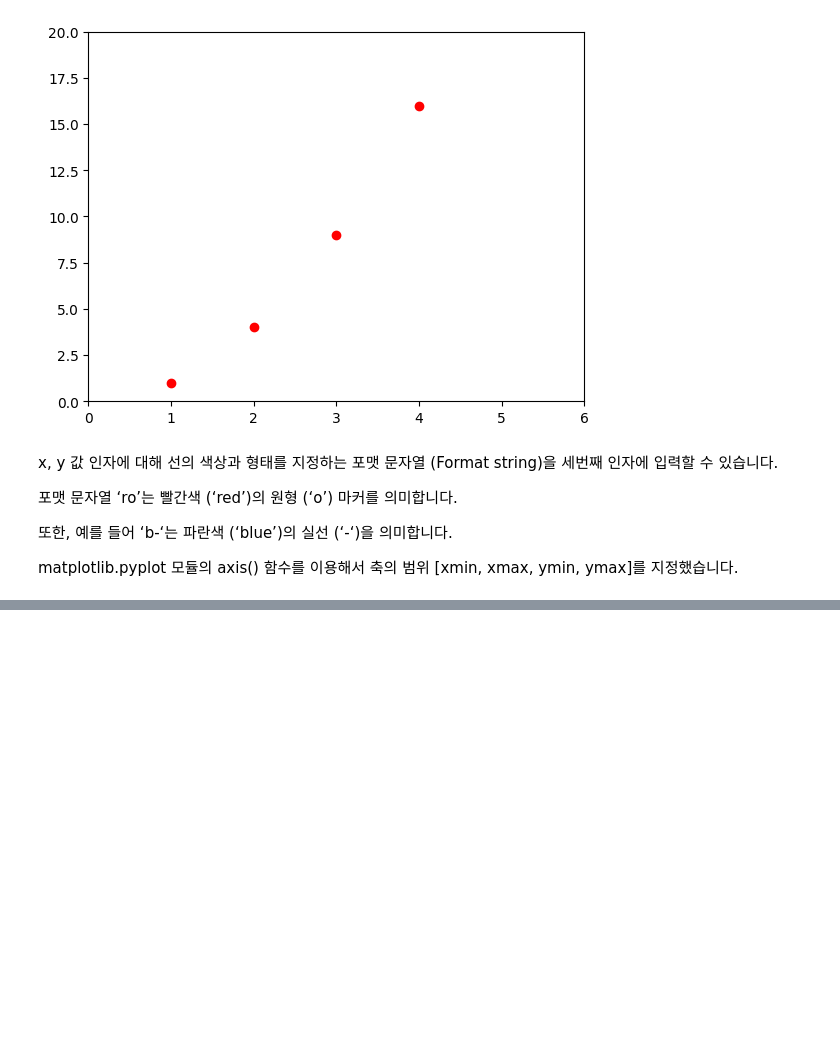
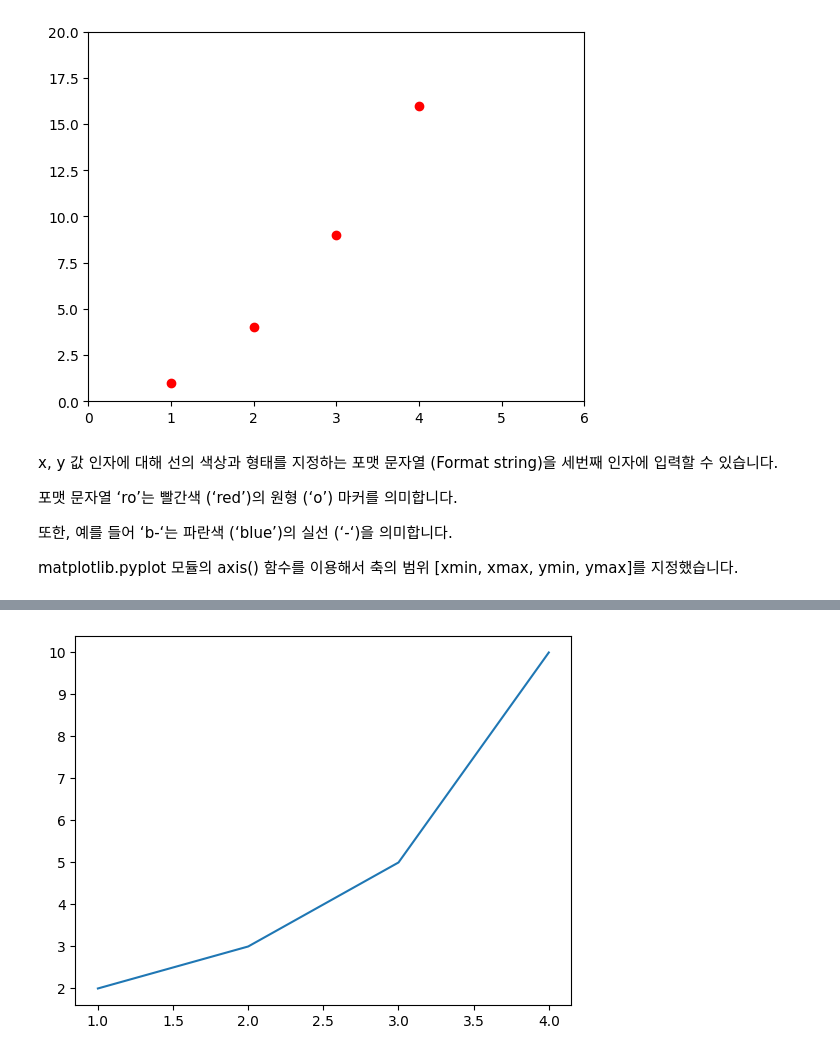
Before and after one commit to mooncy0809/DAStudy, a Jupyter notebook: Data visualization/Study_01.ipynb, the cells around one changed output, grey strips where cells are left out. Drawn from its saved outputs; the diff is of its cells as text; code cells hidden in the pictures; blank space fills up the shorter version.

```diff
--- a/Data visualization/Study_01.ipynb
+++ b/Data visualization/Study_01.ipynb
@@ -28,0 +65,5 @@ matplotlib.pyplot 모듈의 axis() 함수를 이용해서 축의 범위 [xmin, x
+# %%
+plt.plot([1, 2, 3, 4], [2, 3, 5, 10])
+plt.show()
+# %% [output]
+[figure, added]
```
Also changed, not shown: parts of 28 cells of this notebook.
